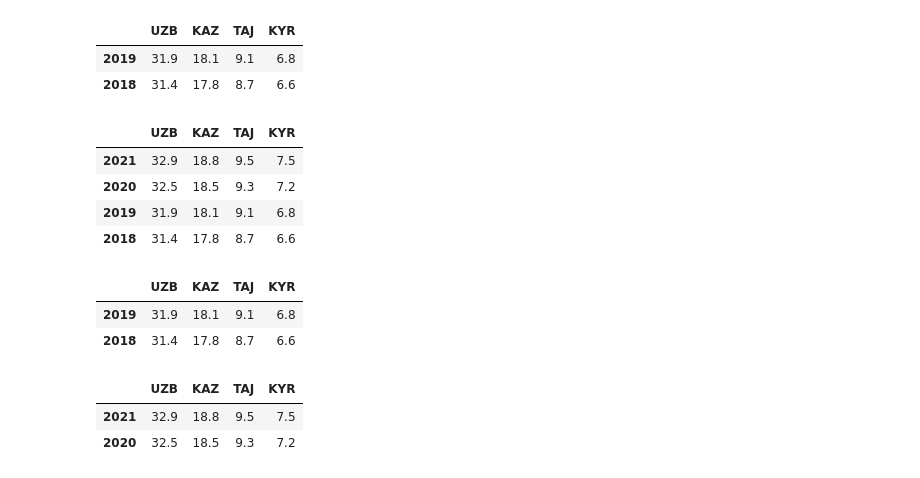
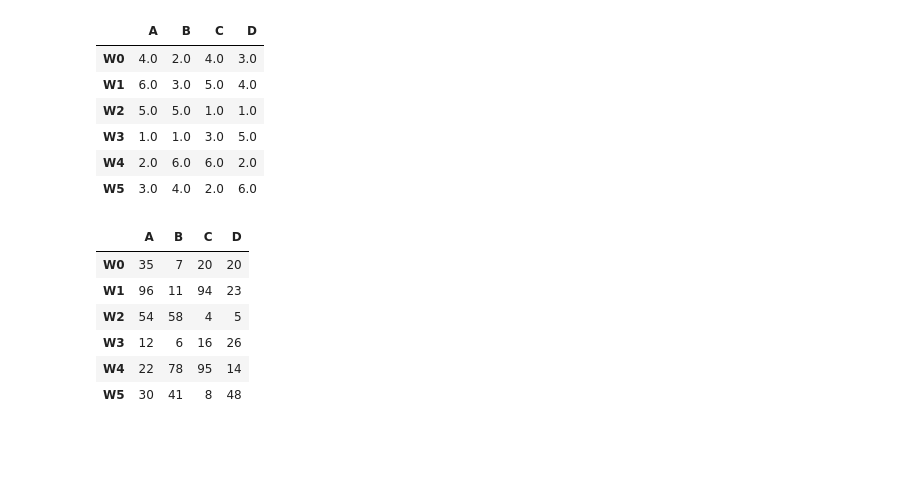
Before and after one commit to JavZon/Pandas, a Jupyter notebook: Untitled36.ipynb, the cells around one changed output. Cells and saved outputs as stored; diff of their text form; code cells hidden in the pictures; blank space fills up the shorter version.

```diff
--- a/Untitled36.ipynb
+++ b/Untitled36.ipynb
@@ -32,0 +6,10 @@ df[['KAZ','UZB']]
+# %%
+dictt={
+    'A':[35,96,54,12,22,30],
+    'B':[7,11,58,6,78,41],
+    'C':[20,94,4,16,95,8],
+    'D':[20,23,5,26,14,48]
+}
+ind=['W0','W1','W2','W3','W4','W5',]
+df=pd.DataFrame(dictt, index=ind)
+df
@@ -33,20 +76,20 @@ df[['KAZ','UZB']]
 # %%
-df[2:]
+df.rank()
 # %% [output]
-|  | UZB | KAZ | TAJ | KYR |
-| 2019 | 31.9 | 18.1 | 9.1 | 6.8 |
-| 2018 | 31.4 | 17.8 | 8.7 | 6.6 |
+|  | A | B | C | D |
+| W0 | 4.0 | 2.0 | 4.0 | 3.0 |
+| W1 | 6.0 | 3.0 | 5.0 | 4.0 |
+| W2 | 5.0 | 5.0 | 1.0 | 1.0 |
+| W3 | 1.0 | 1.0 | 3.0 | 5.0 |
+| W4 | 2.0 | 6.0 | 6.0 | 2.0 |
+| W5 | 3.0 | 4.0 | 2.0 | 6.0 |
 # %%
 df
 # %% [output]
-|  | UZB | KAZ | TAJ | KYR |
-| 2021 | 32.9 | 18.8 | 9.5 | 7.5 |
-| 2020 | 32.5 | 18.5 | 9.3 | 7.2 |
-| 2019 | 31.9 | 18.1 | 9.1 | 6.8 |
-| 2018 | 31.4 | 17.8 | 8.7 | 6.6 |
+|  | A | B | C | D |
+| W0 | 35 | 7 | 20 | 20 |
+| W1 | 96 | 11 | 94 | 23 |
+| W2 | 54 | 58 | 4 | 5 |
+| W3 | 12 | 6 | 16 | 26 |
+| W4 | 22 | 78 | 95 | 14 |
+| W5 | 30 | 41 | 8 | 48 |
-# %%
-df[df['KAZ']<18.2]
-# %% [output]
-|  | UZB | KAZ | TAJ | KYR |
-| 2019 | 31.9 | 18.1 | 9.1 | 6.8 |
-| 2018 | 31.4 | 17.8 | 8.7 | 6.6 |
@@ -55,6 +95,0 @@ mask= (df['UZB']>32) & (df['TAJ']>9)
-# %%
-df[mask]
-# %% [output]
-|  | UZB | KAZ | TAJ | KYR |
-| 2021 | 32.9 | 18.8 | 9.5 | 7.5 |
-| 2020 | 32.5 | 18.5 | 9.3 | 7.2 |
```
Also changed, not shown: parts of 81 cells of this notebook.
